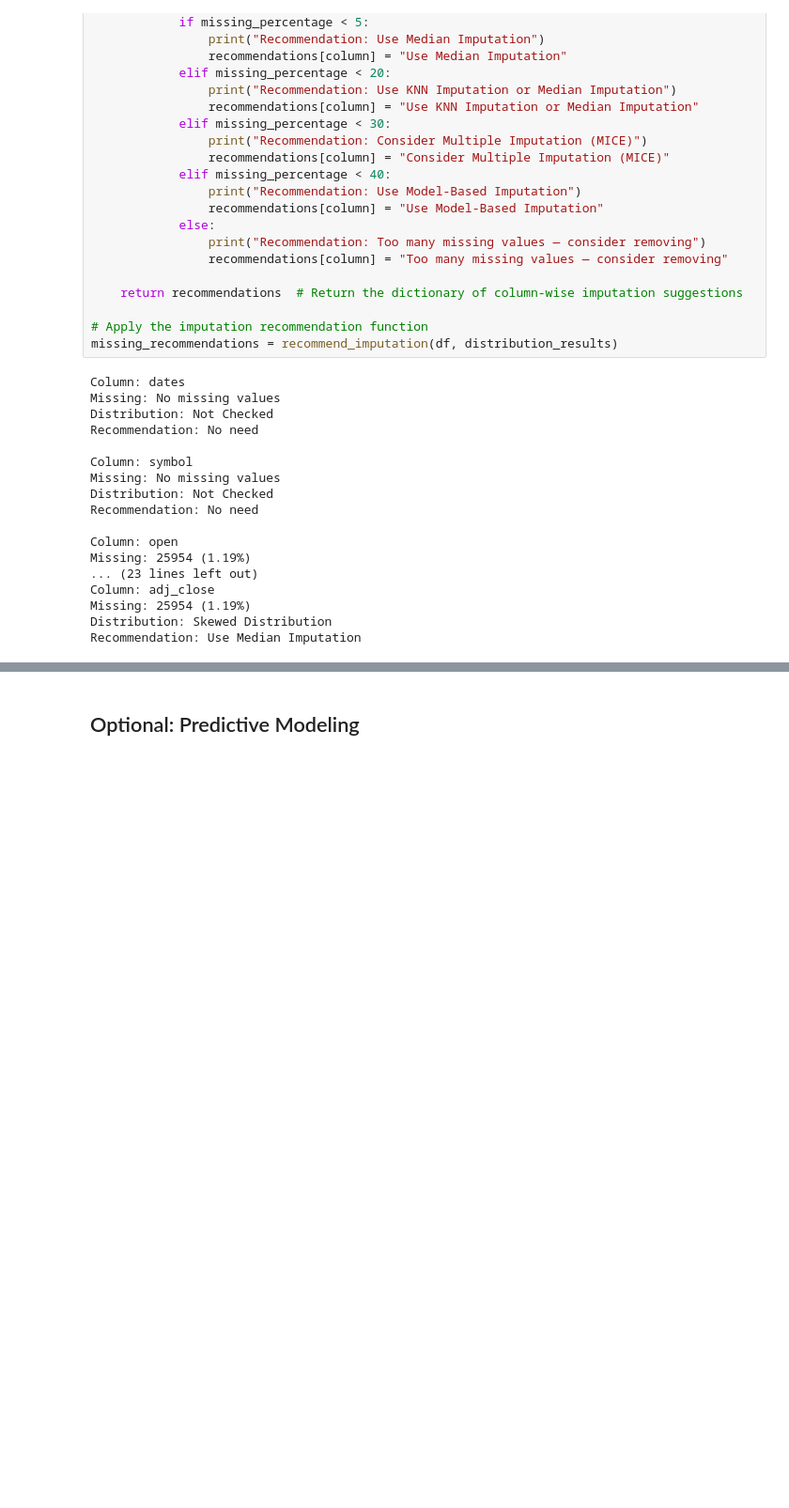
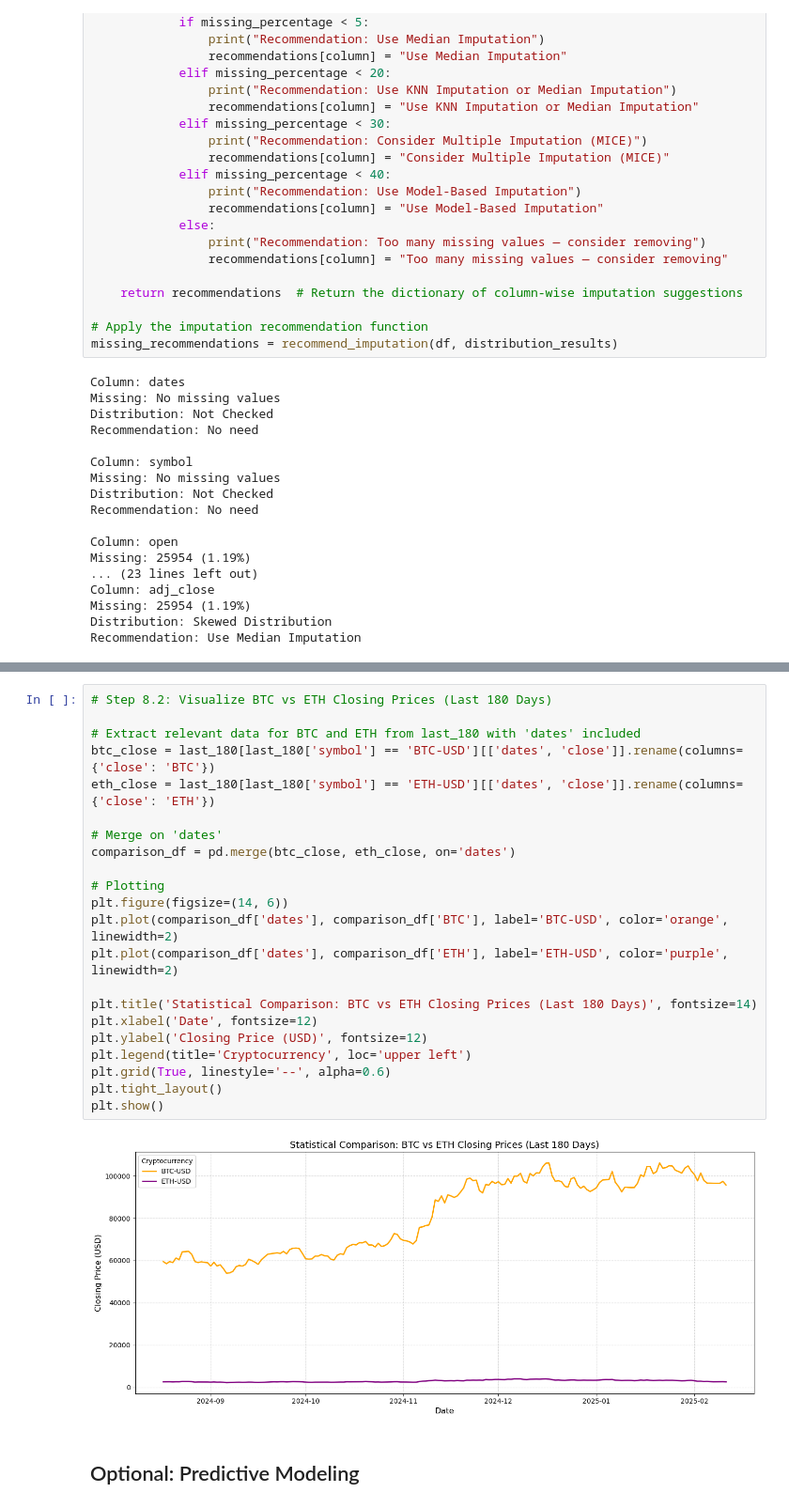
Before and after one commit to Hamed-Ahmadinia/data-analytics-python-course, a Jupyter notebook: Week 7/Data Analytics & Statistics in Python - Week 7.ipynb, the cells around one changed output, grey strips where cells are left out. Shown at 94% size. Saved outputs shown, nothing was run; the diff lists cells and outputs as text; blank space fills up the shorter version.

```diff
--- a/Week 7/Data Analytics & Statistics in Python - Week 7.ipynb
+++ b/Week 7/Data Analytics & Statistics in Python - Week 7.ipynb
@@ -244,3 +320,27 @@ Prices are significantly different.
+# %%
+# Step 8.2: Visualize BTC vs ETH Closing Prices (Last 180 Days)
+
+# Extract relevant data for BTC and ETH from last_180 with 'dates' included
+btc_close = last_180[last_180['symbol'] == 'BTC-USD'][['dates', 'close']].rename(columns={'close': 'BTC'})
+eth_close = last_180[last_180['symbol'] == 'ETH-USD'][['dates', 'close']].rename(columns={'close': 'ETH'})
+
+# Merge on 'dates'
+comparison_df = pd.merge(btc_close, eth_close, on='dates')
+
+# Plotting
+plt.figure(figsize=(14, 6))
+plt.plot(comparison_df['dates'], comparison_df['BTC'], label='BTC-USD', color='orange', linewidth=2)
+plt.plot(comparison_df['dates'], comparison_df['ETH'], label='ETH-USD', color='purple', linewidth=2)
+
+plt.title('Statistical Comparison: BTC vs ETH Closing Prices (Last 180 Days)', fontsize=14)
+plt.xlabel('Date', fontsize=12)
+plt.ylabel('Closing Price (USD)', fontsize=12)
+plt.legend(title='Cryptocurrency', loc='upper left')
+plt.grid(True, linestyle='--', alpha=0.6)
+plt.tight_layout()
+plt.show()
+# %% [output]
+[figure, added]
 # %% [markdown]
 ## Optional: Predictive Modeling
 # %%
```
Also changed, not shown: parts of 13 cells of this notebook.
